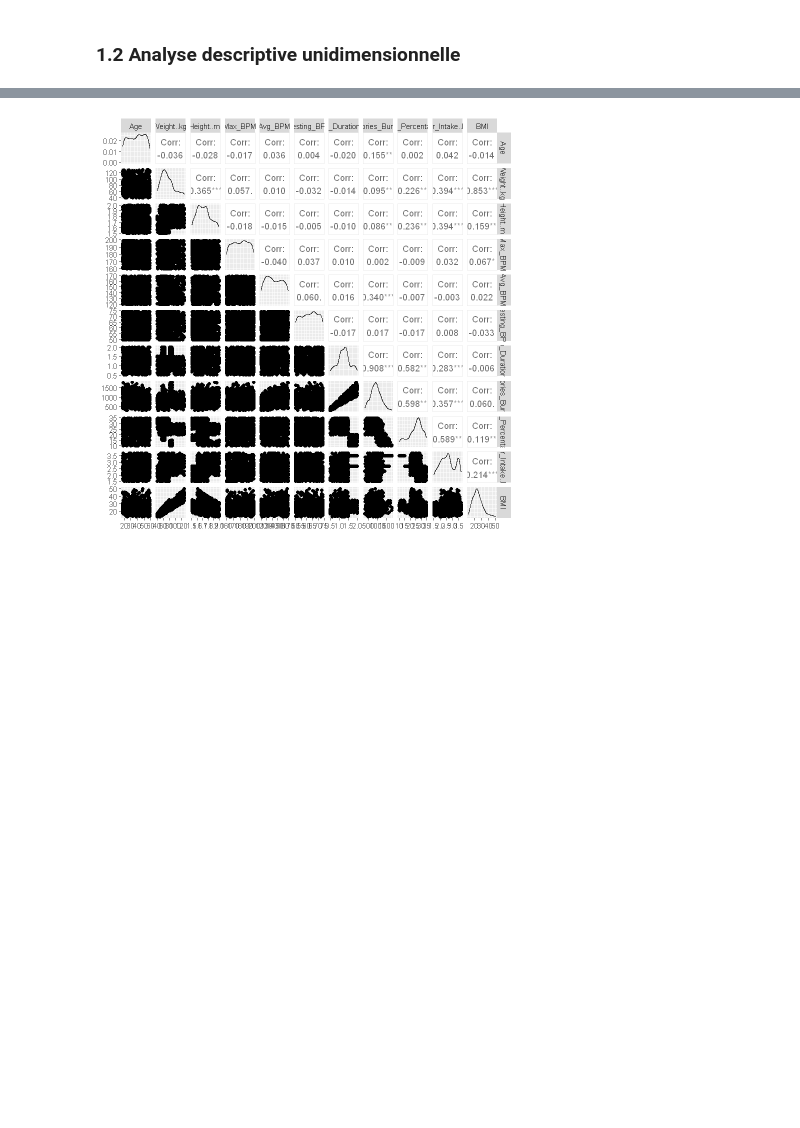
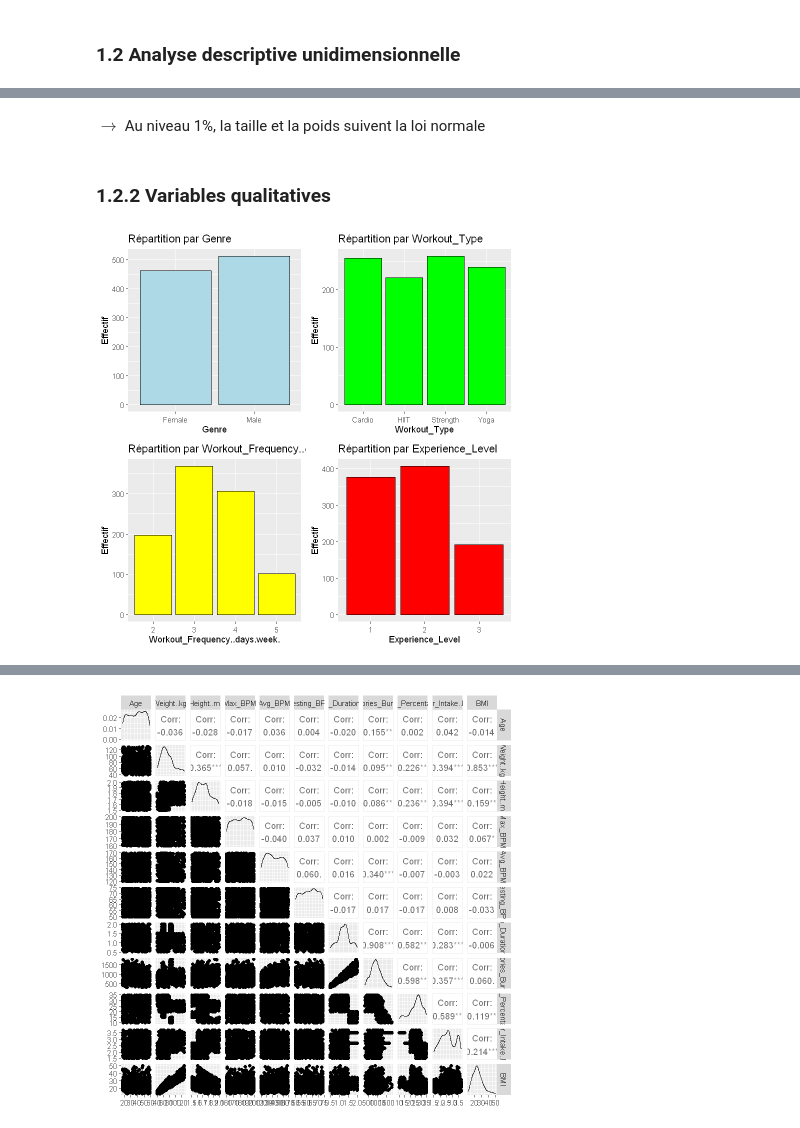
Before and after one commit to Anhquannnnnn/Machine-Learning, a Jupyter notebook: R.ipynb, the cells around one changed output, grey strips where cells are left out. Drawn from its saved outputs; the diff is of its cells as text; code cells hidden in the pictures; blank space fills up the shorter version.

```diff
--- a/R.ipynb
+++ b/R.ipynb
@@ -131,3 +194,23 @@ num <- data %>% select(-all_of(cat_cols))
+# %% [markdown]
+$\rightarrow$ Au niveau 1%, la taille et la poids suivent la loi normale
+# %% [markdown]
+### 1.2.2 Variables qualitatives
+# %%
+box_cat1 = ggplot(data, aes(x = Gender)) +
+  geom_bar(fill = "lightblue", color = "black") +
+  labs(title = "Répartition par Genre", x = "Genre", y = "Effectif")
+box_cat2 = ggplot(data, aes(x = Workout_Type)) +
+  geom_bar(fill = "green", color = "black") +
+  labs(title = "Répartition par Workout_Type", x = "Workout_Type", y = "Effectif")
+box_cat3 = ggplot(data, aes(x = Workout_Frequency..days.week.)) +
+  geom_bar(fill = "yellow", color = "black") +
+  labs(title = "Répartition par Workout_Frequency..days.week.", x = "Workout_Frequency..days.week.", y = "Effectif")
+box_cat4 = ggplot(data, aes(x = Experience_Level)) +
+  geom_bar(fill = "red", color = "black") +
+  labs(title = "Répartition par Experience_Level", x = "Experience_Level", y = "Effectif")
+grid.arrange(box_cat1,box_cat2, box_cat3, box_cat4, ncol = 2)
+# %% [output]
+[figure, added]
 # %%
 ggcorrplot(cor(num),
            method = "square",
```
Also changed, not shown: parts of 9 cells of this notebook.
